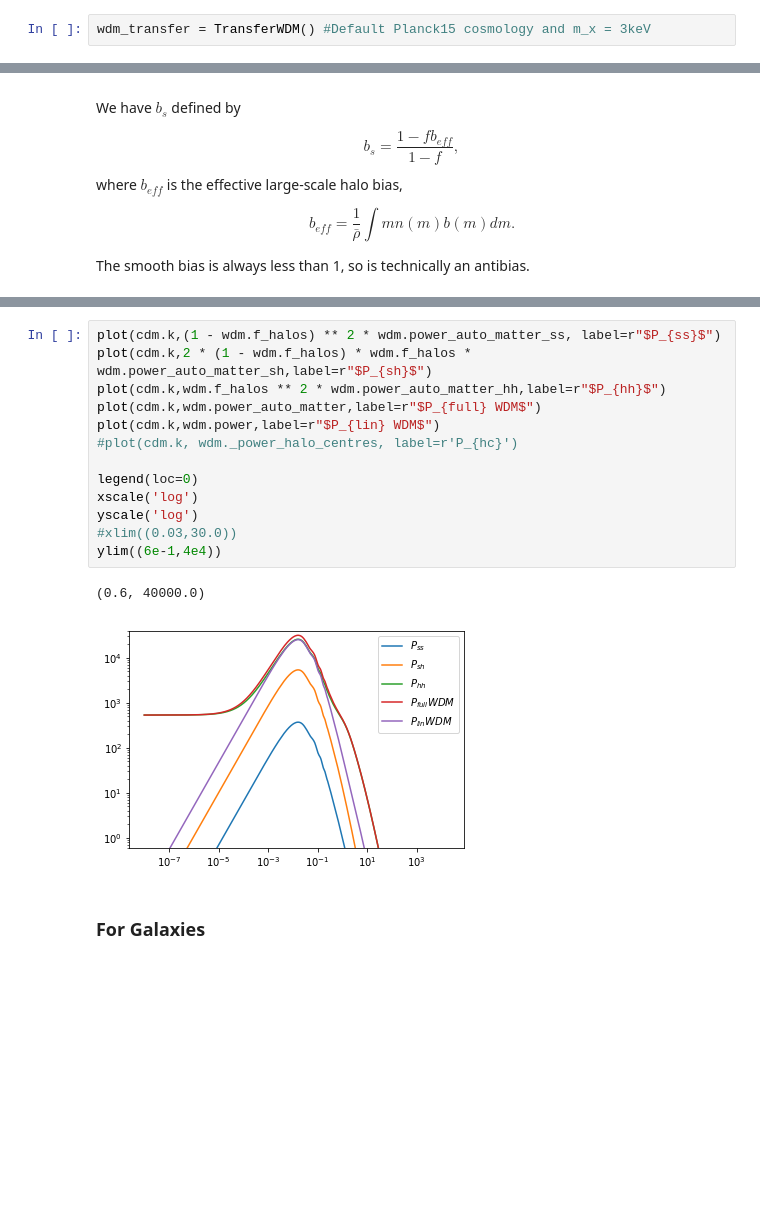
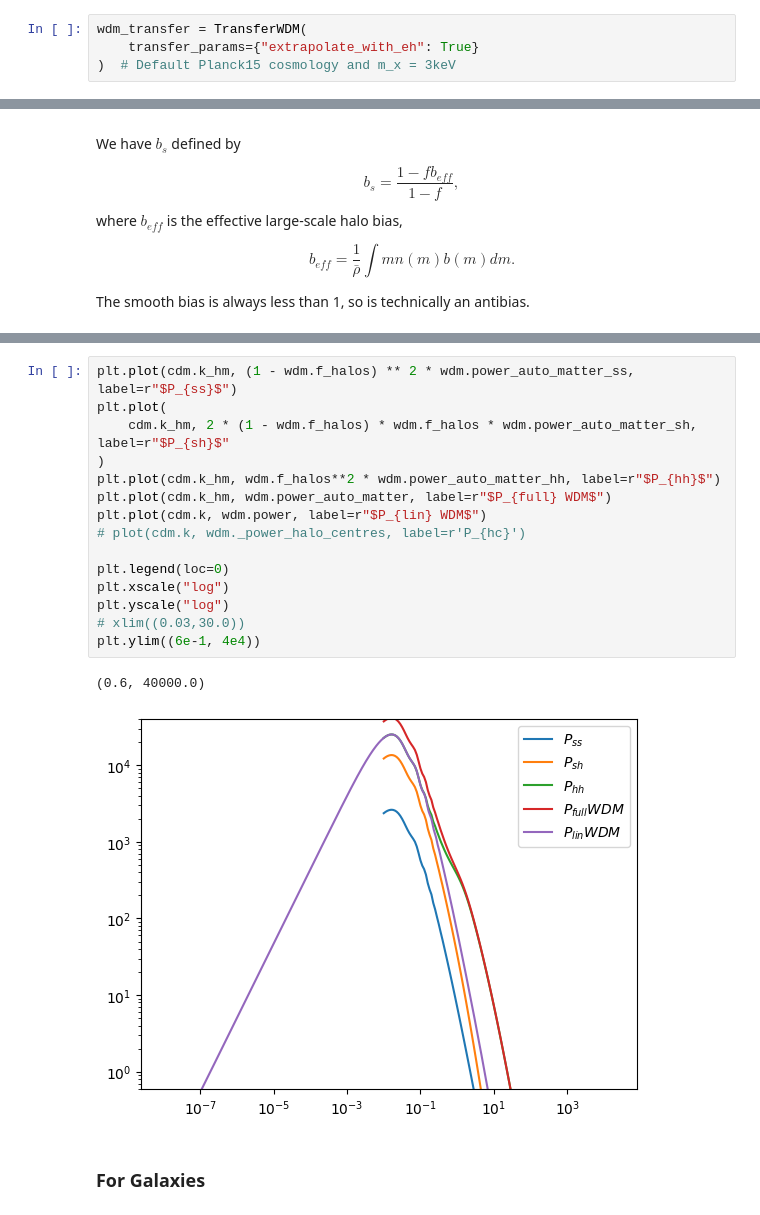
Before and after one commit to halomod/halomod, a Jupyter notebook: docs/examples/wdm.ipynb, the cells around one changed output, grey strips where cells are left out. Cells and saved outputs as stored; diff of their text form; blank space fills up the shorter version.

```diff
--- a/docs/examples/wdm.ipynb
+++ b/docs/examples/wdm.ipynb
@@ -42,5 +52,7 @@ from hmf.alternatives.wdm import MassFunctionWDM #Mass Function class in WDM (no
 # %%
-wdm_transfer = TransferWDM() #Default Planck15 cosmology and m_x = 3keV
+wdm_transfer = TransferWDM(
+    transfer_params={"extrapolate_with_eh": True}
+)  # Default Planck15 cosmology and m_x = 3keV
 # %% [markdown]
 Now print the values of the free-streaming and half-mode scales. The half-mode scale is where we expect the mass function to be first affected by the WDM.
 # %%
@@ -392,19 +467,21 @@ ylim((6e-1,4e4))
 # %%
-plot(cdm.k,(1 - wdm.f_halos) ** 2 * wdm.power_auto_matter_ss, label=r"$P_{ss}$")
-plot(cdm.k,2 * (1 - wdm.f_halos) * wdm.f_halos * wdm.power_auto_matter_sh,label=r"$P_{sh}$")
-plot(cdm.k,wdm.f_halos ** 2 * wdm.power_auto_matter_hh,label=r"$P_{hh}$")
-plot(cdm.k,wdm.power_auto_matter,label=r"$P_{full} WDM$")
-plot(cdm.k,wdm.power,label=r"$P_{lin} WDM$")
-#plot(cdm.k, wdm._power_halo_centres, label=r'P_{hc}')
+plt.plot(cdm.k_hm, (1 - wdm.f_halos) ** 2 * wdm.power_auto_matter_ss, label=r"$P_{ss}$")
+plt.plot(
+    cdm.k_hm, 2 * (1 - wdm.f_halos) * wdm.f_halos * wdm.power_auto_matter_sh, label=r"$P_{sh}$"
+)
+plt.plot(cdm.k_hm, wdm.f_halos**2 * wdm.power_auto_matter_hh, label=r"$P_{hh}$")
+plt.plot(cdm.k_hm, wdm.power_auto_matter, label=r"$P_{full} WDM$")
+plt.plot(cdm.k, wdm.power, label=r"$P_{lin} WDM$")
+# plot(cdm.k, wdm._power_halo_centres, label=r'P_{hc}')
 
-legend(loc=0)
-xscale('log')
-yscale('log')
-#xlim((0.03,30.0))
-ylim((6e-1,4e4))
+plt.legend(loc=0)
+plt.xscale("log")
+plt.yscale("log")
+# xlim((0.03,30.0))
+plt.ylim((6e-1, 4e4))
 # %% [output]
 (0.6, 40000.0)
-[figure, old version]
+[figure, new version]
 # %% [markdown]
 ### For Galaxies
 # %% [markdown]
```
Also changed, not shown: parts of 21 cells of this notebook, 21 other files.
